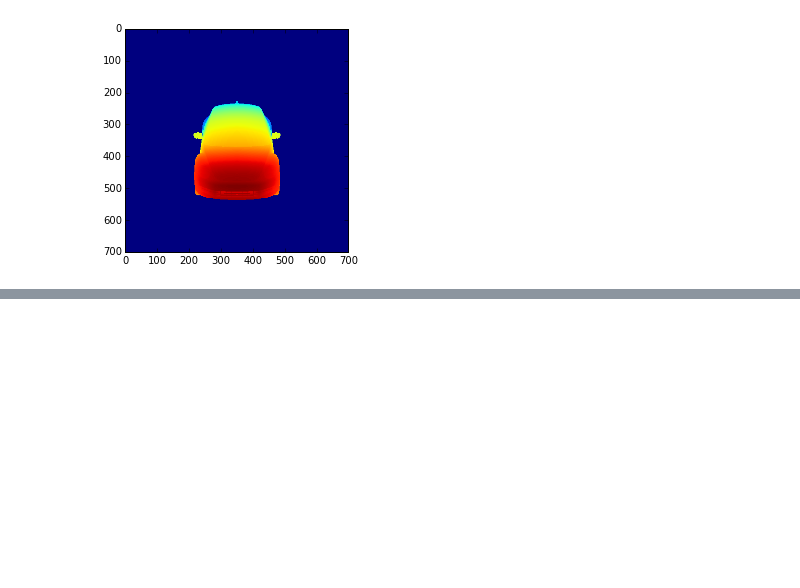
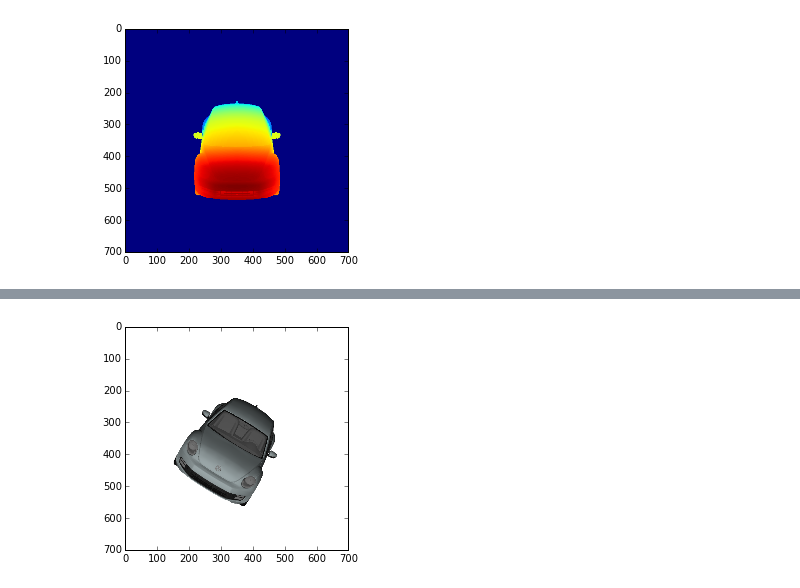
Before and after one commit to Harvyh/OSGRenderer, a Jupyter notebook: demo.ipynb, the cells around one changed output, grey strips where cells are left out. Saved outputs shown, nothing was run; the diff lists cells and outputs as text; code cells hidden in the pictures; blank space fills up the shorter version.

```diff
--- a/demo.ipynb
+++ b/demo.ipynb
@@ -50,0 +65,10 @@ plt.show()
+# %%
+# In-plane rotation
+x.setViewpoint(azimuth,elevation,30,distance_ratio,field_of_view)
+rendering, _ = x.render()
+rendering = rendering.transpose((2,1,0))
+
+plt.imshow(rendering)
+plt.show()
+# %% [output]
+[figure, added]
```
Also changed, not shown: parts of 2 cells of this notebook, 1 other file.
